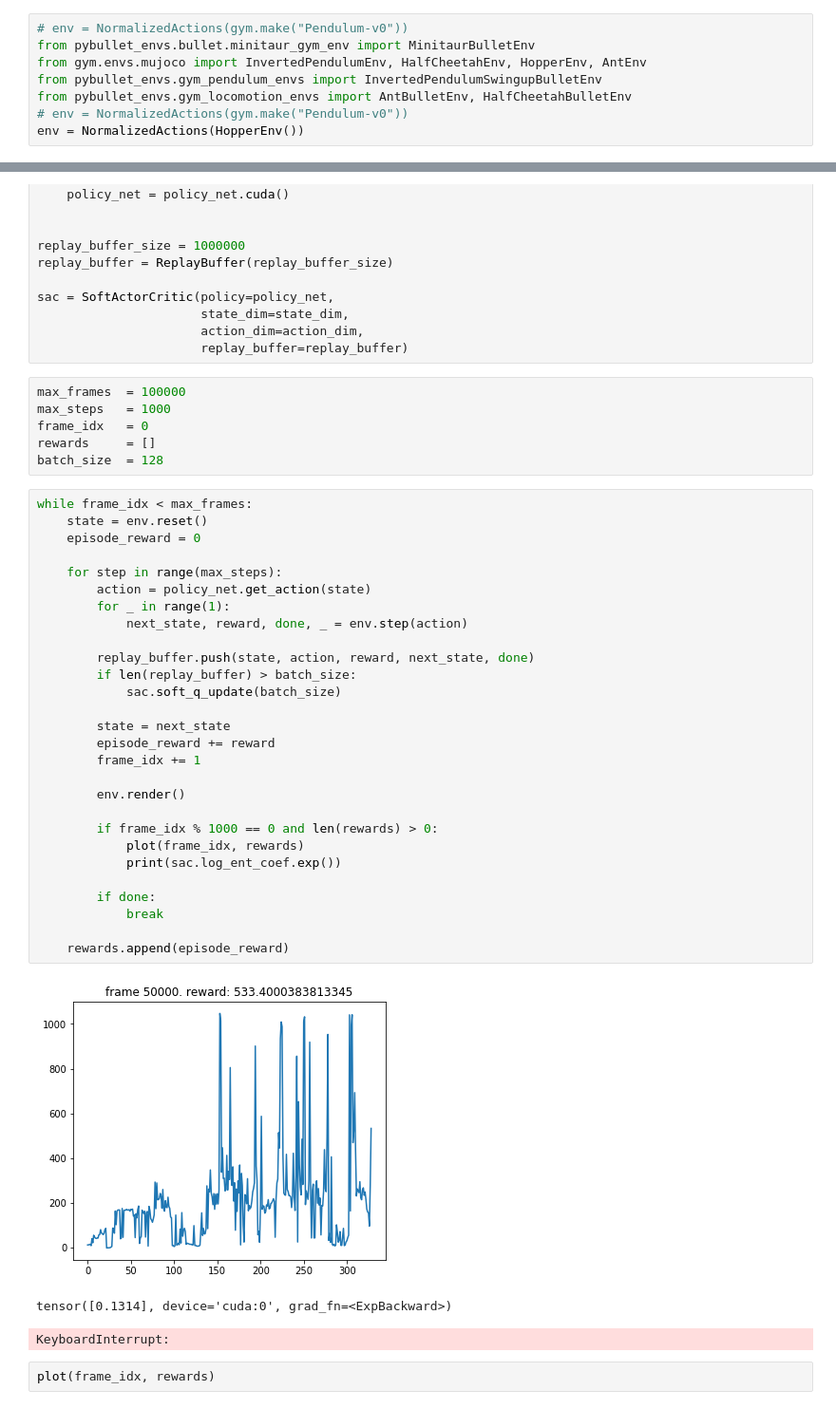
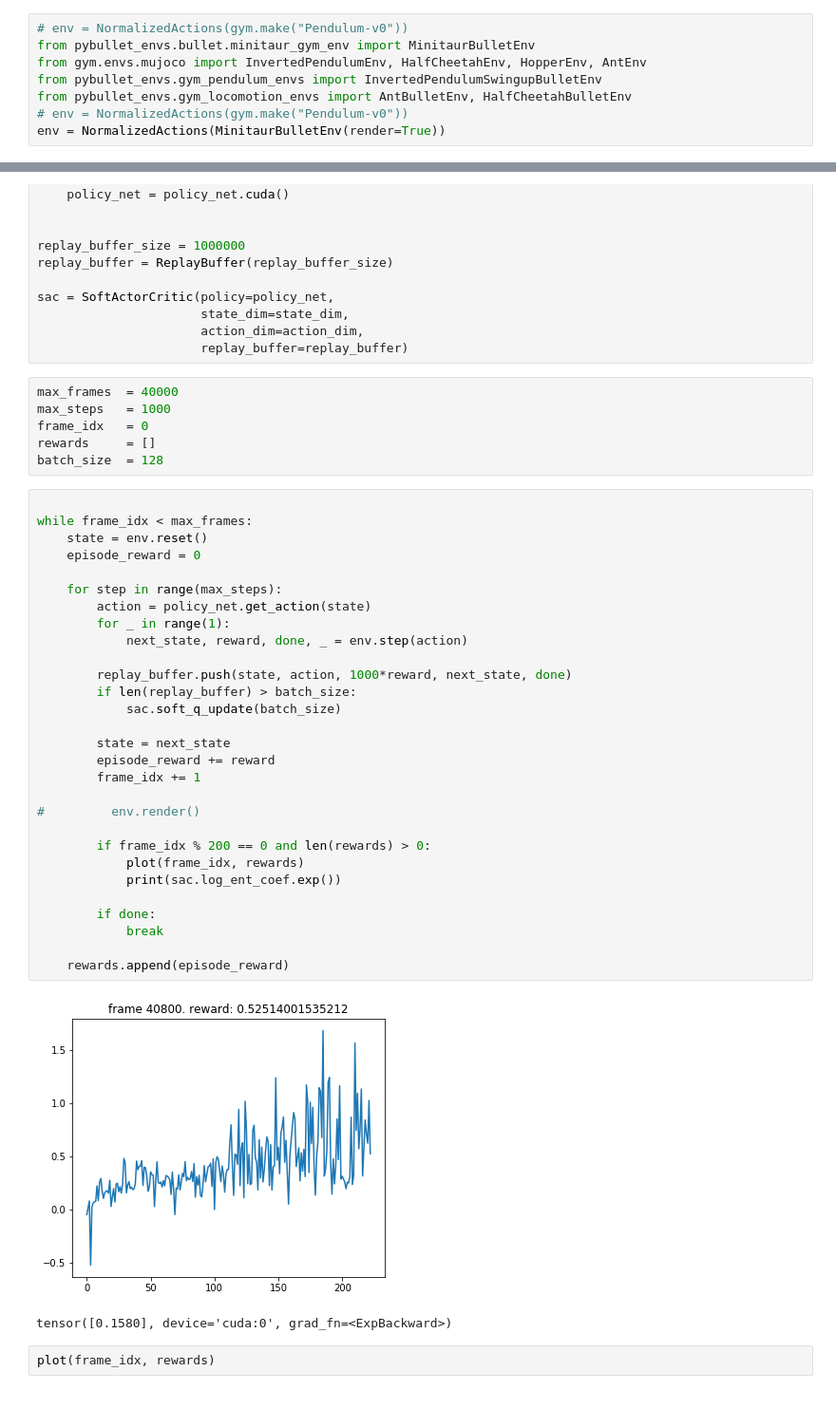
Before and after one commit to i-abr/RL-Fun, a Jupyter notebook: examples/sac.ipynb, the cells around one changed output, grey strips where cells are left out. Shown at 95% size. Cells and saved outputs as stored; diff of their text form.

```diff
--- a/examples/sac.ipynb
+++ b/examples/sac.ipynb
@@ -25,6 +26,6 @@ from gym.envs.mujoco import InvertedPendulumEnv, HalfCheetahEnv, HopperEnv, AntE
 from pybullet_envs.gym_pendulum_envs import InvertedPendulumSwingupBulletEnv
 from pybullet_envs.gym_locomotion_envs import AntBulletEnv, HalfCheetahBulletEnv
 # env = NormalizedActions(gym.make("Pendulum-v0"))
-env = NormalizedActions(HopperEnv())
+env = NormalizedActions(MinitaurBulletEnv(render=True))
 # %% [output]
 current_dir=/home/burn/.local/lib/python3.6/site-packages/pybullet_envs/bullet
@@ -47,43 +58,43 @@ sac = SoftActorCritic(policy=policy_net,
                       action_dim=action_dim,
                       replay_buffer=replay_buffer)
 # %%
-max_frames  = 100000
+max_frames  = 40000
 max_steps   = 1000
 frame_idx   = 0
 rewards     = []
 batch_size  = 128
 # %%
+
 while frame_idx < max_frames:
     state = env.reset()
     episode_reward = 0
 
     for step in range(max_steps):
         action = policy_net.get_action(state)
         for _ in range(1):
             next_state, reward, done, _ = env.step(action)
 
-        replay_buffer.push(state, action, reward, next_state, done)
+        replay_buffer.push(state, action, 1000*reward, next_state, done)
         if len(replay_buffer) > batch_size:
             sac.soft_q_update(batch_size)
 
         state = next_state
         episode_reward += reward
         frame_idx += 1
 
-        env.render()
+#         env.render()
 
-        if frame_idx % 1000 == 0 and len(rewards) > 0:
+        if frame_idx % 200 == 0 and len(rewards) > 0:
             plot(frame_idx, rewards)
             print(sac.log_ent_coef.exp())
 
         if done:
             break
 
     rewards.append(episode_reward)
 # %% [output]
-[figure, old version]
+[figure, new version]
-tensor([0.1314], device='cuda:0', grad_fn=<ExpBackward>)
+tensor([0.1580], device='cuda:0', grad_fn=<ExpBackward>)
-KeyboardInterrupt:
 # %%
 plot(frame_idx, rewards)
 # %% [output]
```
Also changed, not shown: parts of 3 cells of this notebook.
